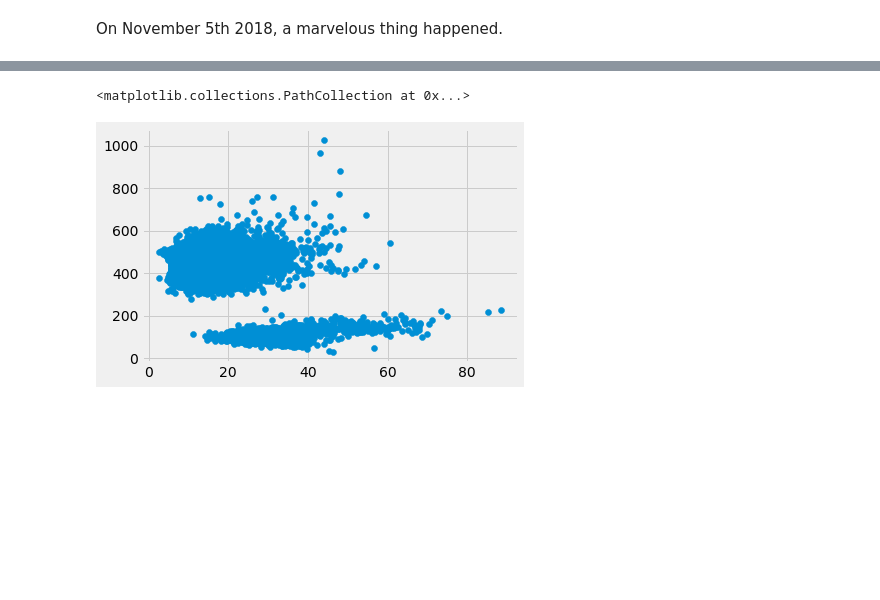
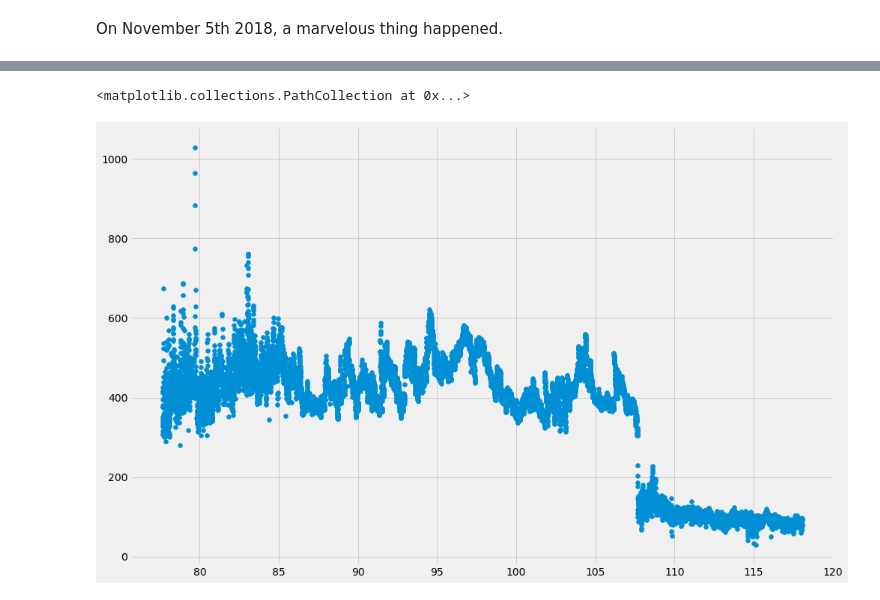
Before and after one commit to ezixi/analysis, a Jupyter notebook: voyager/notebooks/solar_wind.ipynb, the cells around one changed output, grey strips where cells are left out. Saved outputs shown, nothing was run; the diff lists cells and outputs as text; code cells hidden in the pictures; blank space fills up the shorter version.

```diff
--- a/voyager/notebooks/solar_wind.ipynb
+++ b/voyager/notebooks/solar_wind.ipynb
@@ -31,7 +31,7 @@ df.head()
 | 3 | 77.648155 | 237.0 | 1.66 | 7.62 | 7.06 | -101.78 | ... |
 | 4 | 77.649902 | 238.0 | 1.87 | 7.71 | 7.07 | -100.97 | ... |
 # %%
-plt.scatter("R", "VT", data=df)
+plt.scatter("DECIMAL YEAR", "VT", data=df)
 # %% [output]
 <matplotlib.collections.PathCollection at 0x...>
-[figure, old version]
+[figure, new version]
```
Also changed, not shown: 1 other file.
